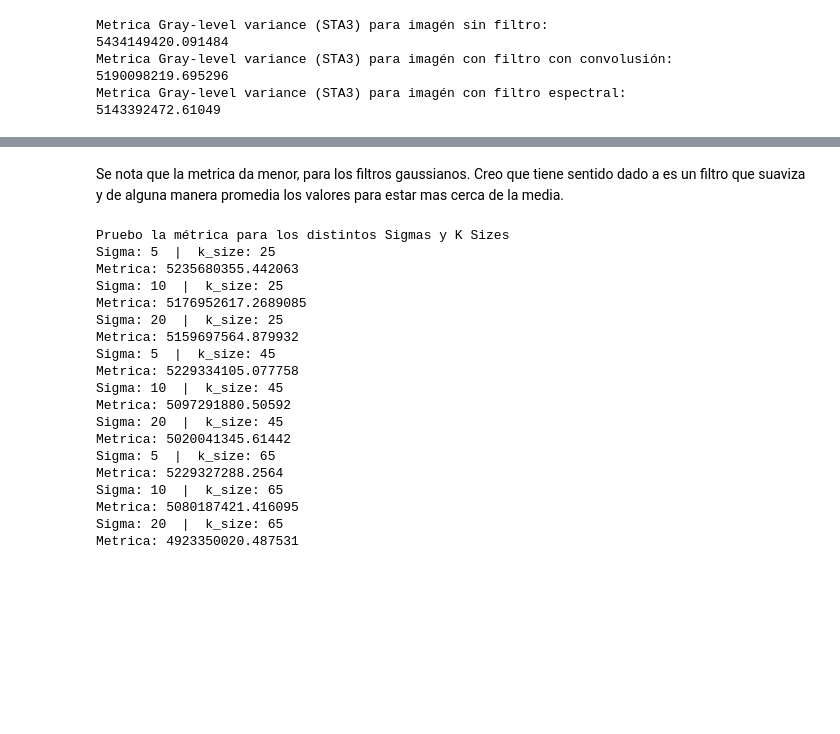
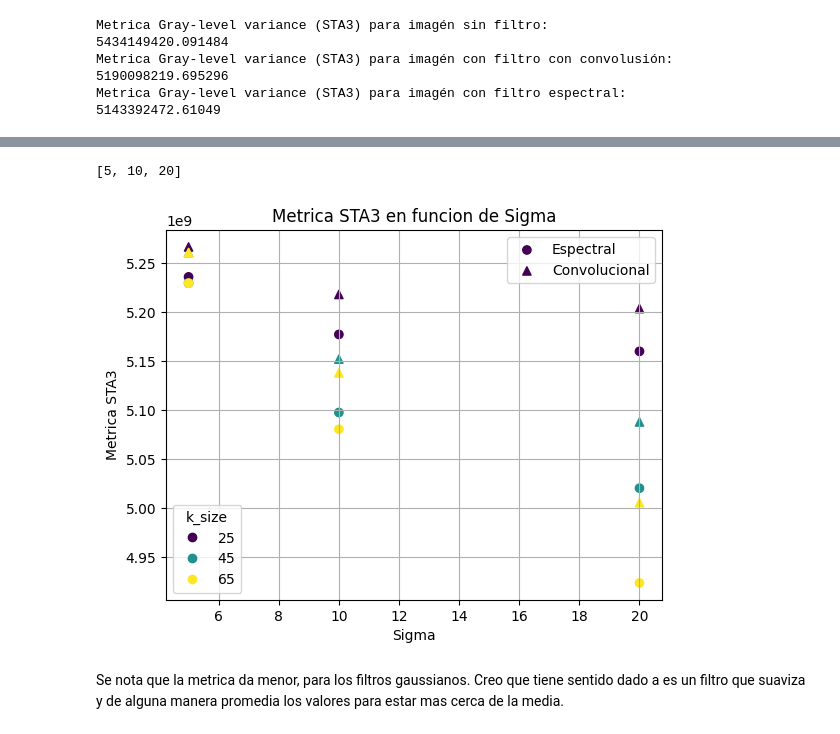
Before and after one commit to perezmillanr/cv_tp2, a Jupyter notebook: TP2.ipynb, the cells around one changed output, grey strips where cells are left out. Cells and saved outputs as stored; diff of their text form; code cells hidden in the pictures; blank space fills up the shorter version.

```diff
--- a/TP2.ipynb
+++ b/TP2.ipynb
@@ -192,3 +222,15 @@ Metrica Gray-level variance (STA3) para imagén con filtro con convolusión:
 5190098219.695296
 Metrica Gray-level variance (STA3) para imagén con filtro espectral:
 5143392472.61049
+# %%
+print("Pruebo la métrica para los distintos Sigmas y K Sizes")
+
+STA3_out_e=[]
+STA3_out_c=[]
+for i in filters:
+    #[sig,k_size,kernel,kernel_tf,img_gauss,img_gauss_c]
+    print("Sigma:",i[0]," | ","k_size:",i[1])
+    print("Metrica para convolucional:", STA3(i[4]))
+    print("Metrica para espectral:", STA3(i[5]))
+    STA3_out_e.append(STA3(i[4]))
+    STA3_out_c.append(STA3(i[5]))
@@ -195,28 +255,24 @@ Metrica Gray-level variance (STA3) para imagén con filtro espectral:
+# %%
+fig, ax = plt.subplots()
+a=ax.scatter([i[0] for i in filters],STA3_out_e,c=[i[1] for i in filters],marker='o',label="Espectral")
+b=ax.scatter([i[0] for i in filters],STA3_out_c,c=[i[1] for i in filters],marker='^',label="Convolucional")
+
+
+legend1 = ax.legend(*scatter.legend_elements(),
+                   loc="lower left", title="k_size")
+ax.add_artist(legend1)
+
+ax.legend(handles=[a,b])
+
+
+ax.set(xlabel='Sigma', ylabel='Metrica STA3',
+       title='Metrica STA3 en funcion de Sigma')
+
+ax.grid()
+
+plt.show()
+# %% [output]
+[5, 10, 20]
+[figure, added]
 # %% [markdown]
 Se nota que la metrica da menor, para los filtros gaussianos. Creo que tiene sentido dado a es un filtro que suaviza y de alguna manera promedia los valores para estar mas cerca de la media.
-# %%
-print("Pruebo la métrica para los distintos Sigmas y K Sizes")
-for i in filters:
-    #[sig,k_size,kernel,kernel_tf,img_gauss]
-    print("Sigma:",i[0]," | ","k_size:",i[1])
-    print("Metrica:", STA3(i[4]))
-# %% [output]
-Pruebo la métrica para los distintos Sigmas y K Sizes
-Sigma: 5  |  k_size: 25
-Metrica: 5235680355.442063
-Sigma: 10  |  k_size: 25
-Metrica: 5176952617.2689085
-Sigma: 20  |  k_size: 25
-Metrica: 5159697564.879932
-Sigma: 5  |  k_size: 45
-Metrica: 5229334105.077758
-Sigma: 10  |  k_size: 45
-Metrica: 5097291880.50592
-Sigma: 20  |  k_size: 45
-Metrica: 5020041345.61442
-Sigma: 5  |  k_size: 65
-Metrica: 5229327288.2564
-Sigma: 10  |  k_size: 65
-Metrica: 5080187421.416095
-Sigma: 20  |  k_size: 65
-Metrica: 4923350020.487531
```
Also changed, not shown: parts of 4 cells of this notebook.
